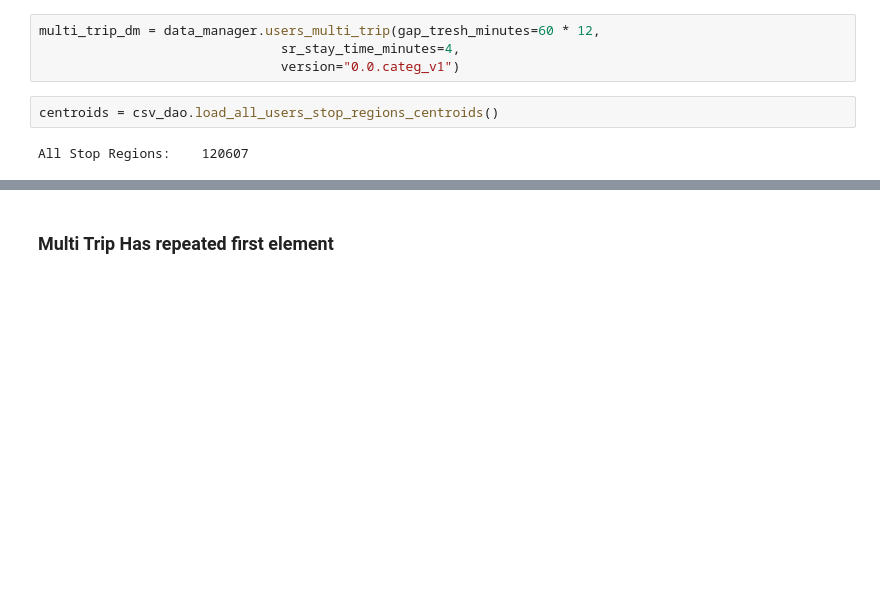
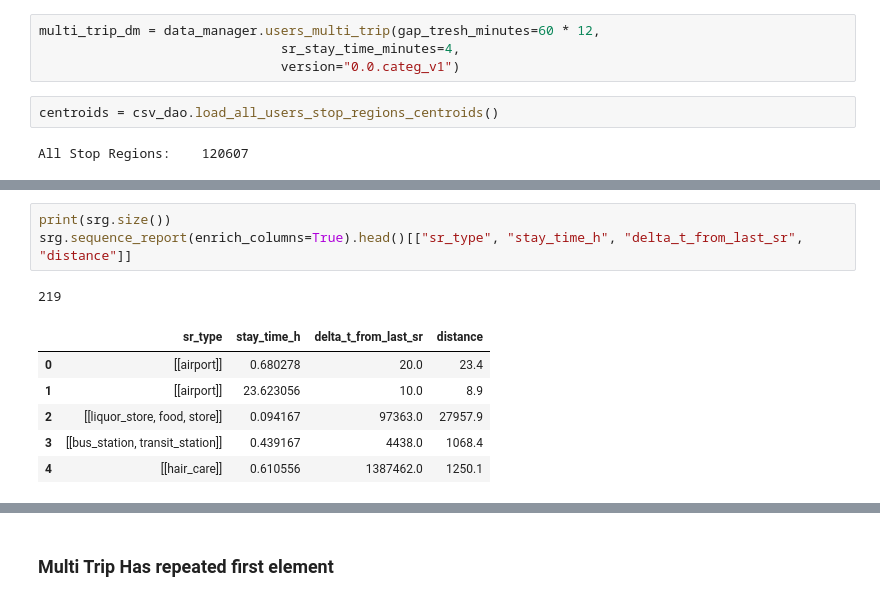
Before and after one commit to talestsp/mdc_analysis, a Jupyter notebook: notebooks/Stop Regions bug size.ipynb, the cells around one changed output, grey strips where cells are left out. Cells and saved outputs as stored; diff of their text form; blank space fills up the shorter version.

```diff
--- a/notebooks/Stop Regions bug size.ipynb
+++ b/notebooks/Stop Regions bug size.ipynb
@@ -58,0 +109,11 @@ for user_id in multi_trip_dm.keys():
+# %%
+print(srg.size())
+srg.sequence_report(enrich_columns=True).head()[["sr_type", "stay_time_h", "delta_t_from_last_sr", "distance"]]
+# %% [output]
+219
+|  | sr_type | stay_time_h | delta_t_from_last_sr | distance |
+| 0 | [[airport]] | 0.680278 | 20.0 | 23.4 |
+| 1 | [[airport]] | 23.623056 | 10.0 | 8.9 |
+| 2 | [[liquor_store, food, store]] | 0.094167 | 97363.0 | 27957.9 |
+| 3 | [[bus_station, transit_station]] | 0.439167 | 4438.0 | 1068.4 |
+| 4 | [[hair_care]] | 0.610556 | 1387462.0 | 1250.1 |
```
Also changed, not shown: parts of 8 cells of this notebook, 3 other files.
